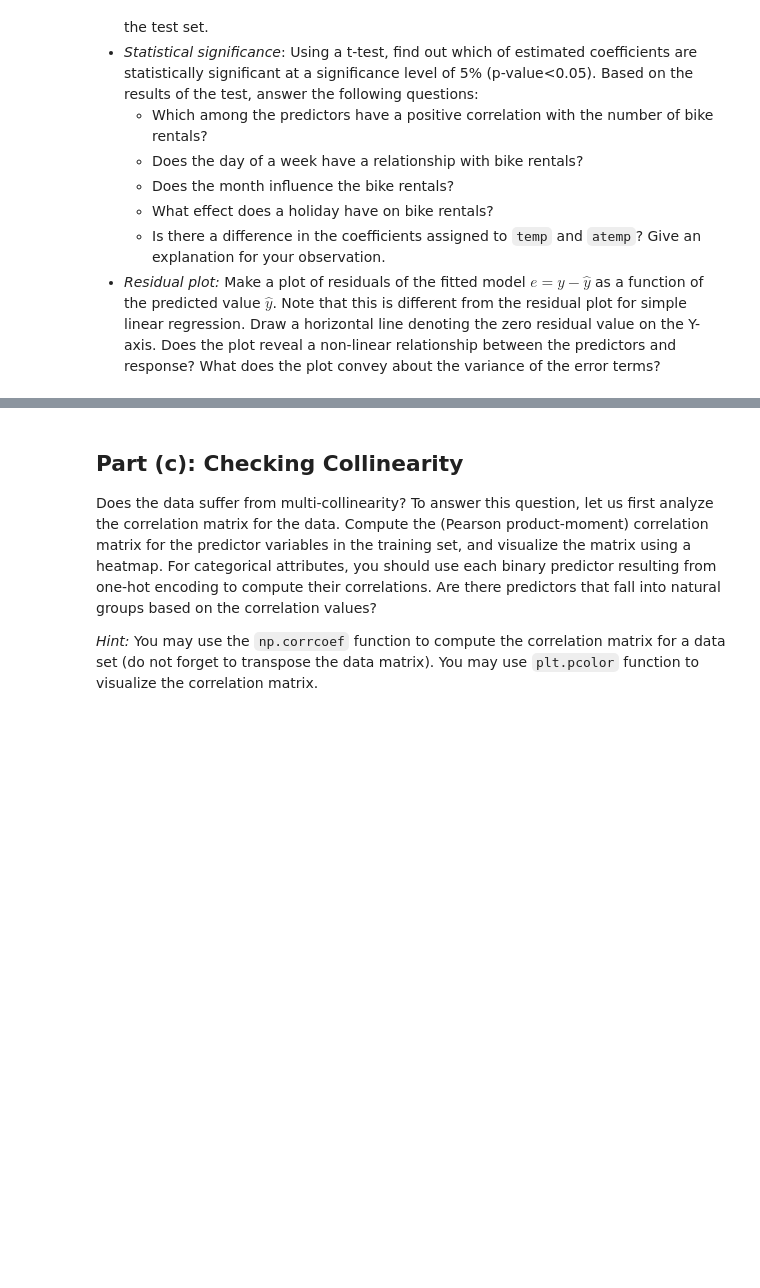
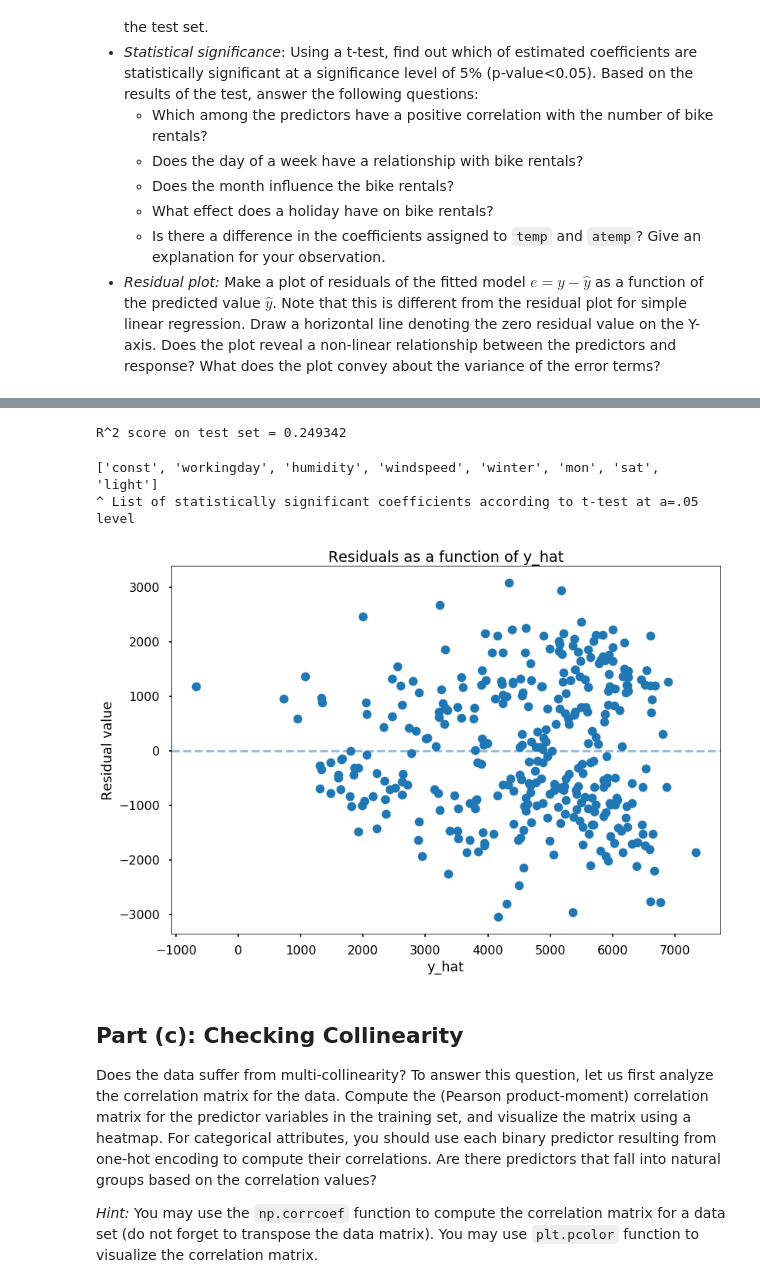
Before and after one commit to nondracek/CS109_GroupWork, a Jupyter notebook: 3/cs109a_hw3.ipynb, the cells around one changed output, grey strips where cells are left out. Drawn from its saved outputs; the diff is of its cells as text; code cells hidden in the pictures; blank space fills up the shorter version.

```diff
--- a/3/cs109a_hw3.ipynb
+++ b/3/cs109a_hw3.ipynb
@@ -166,0 +246,11 @@ your answers here
+# %%
+X = 0
+y = train['count']
+x = list(train.columns)
+x.remove('count')
+X = train[x]
+X = sm.add_constant(X)
+X_test = test[x]
+X_test = sm.add_constant(X_test)
+model = sm.OLS(y, X).fit()
+model.summary()
@@ -167,3 +288,25 @@ your answers here
+# %%
+r2_test = r2_score(y_true=test['count'], y_pred= model.predict(X_test))
+print('R^2 score on test set = %f'%r2_test)
+# %% [output]
+R^2 score on test set = 0.249342
+# %%
+# Extract all coeficients with p values below .05 and print them
+print(list(model.pvalues[model.pvalues < .05].axes[0]))
+print('^ List of statistically significant coefficients according to t-test at a=.05 level')
+# %% [output]
+['const', 'workingday', 'humidity', 'windspeed', 'winter', 'mon', 'sat', 'light']
+^ List of statistically significant coefficients according to t-test at a=.05 level
+# %%
+e = y - model.predict()
+plt.scatter(model.predict(), e)
+plt.title('Residuals as a function of y_hat')
+plt.ylabel('Residual value')
+plt.xlabel('y_hat')
+plt.axhline(linestyle = "--", alpha = .5)
+plt.show()
+# %% [output]
+[figure, added]
 # %% [markdown]
 ## Part (c): Checking Collinearity
 
```
Also changed, not shown: parts of 15 cells of this notebook.
